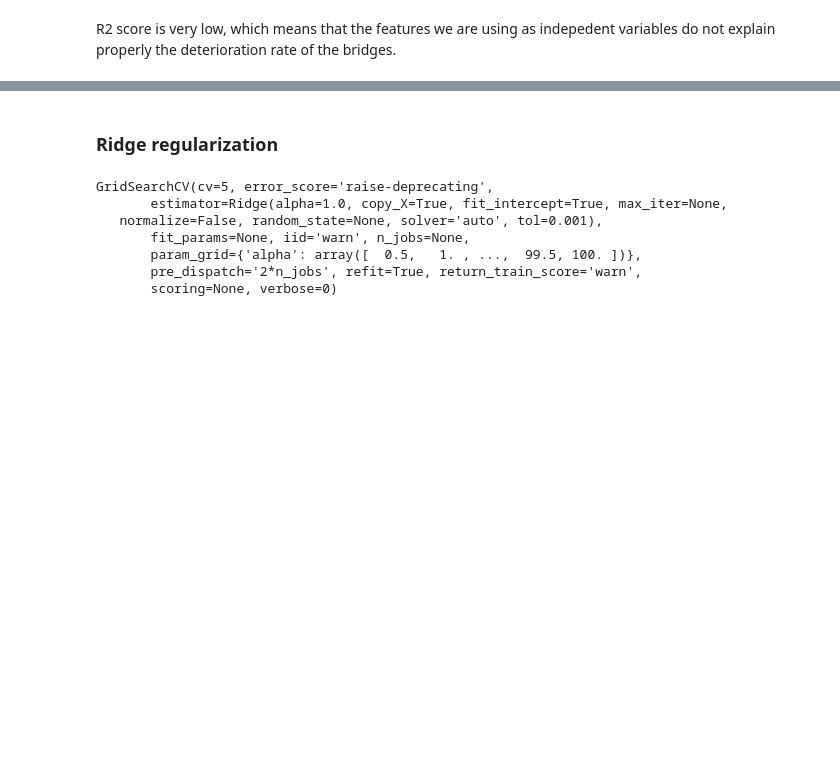
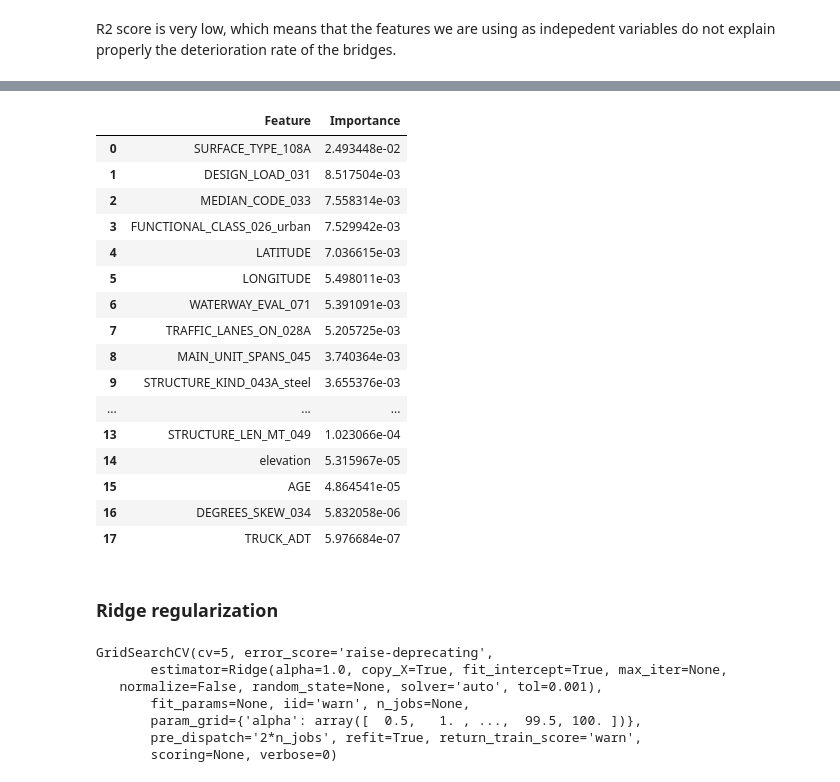
Before and after one commit to VegaLaguna/TFM-Bridge-deterioration, a Jupyter notebook: 04-Model_OHIO.ipynb, the cells around one changed output, grey strips where cells are left out. Saved outputs shown, nothing was run; the diff lists cells and outputs as text; code cells hidden in the pictures; blank space fills up the shorter version.

```diff
--- a/04-Model_OHIO.ipynb
+++ b/04-Model_OHIO.ipynb
@@ -206,3 +201,25 @@ r2_score(y_train,y_train_pred)
+# %%
+# Feature importance
+reg_feature_list = pd.DataFrame(list(zip(X.columns,np.abs(reg.coef_))), columns = ['Feature','Importance'])
+reg_feature_list.sort_values(by='Importance', ascending = False).reset_index(drop=True)
+# %% [output]
+|  | Feature | Importance |
+| 0 | SURFACE_TYPE_108A | 2.493448e-02 |
+| 1 | DESIGN_LOAD_031 | 8.517504e-03 |
+| 2 | MEDIAN_CODE_033 | 7.558314e-03 |
+| 3 | FUNCTIONAL_CLASS_026_urban | 7.529942e-03 |
+| 4 | LATITUDE | 7.036615e-03 |
+| 5 | LONGITUDE | 5.498011e-03 |
+| 6 | WATERWAY_EVAL_071 | 5.391091e-03 |
+| 7 | TRAFFIC_LANES_ON_028A | 5.205725e-03 |
+| 8 | MAIN_UNIT_SPANS_045 | 3.740364e-03 |
+| 9 | STRUCTURE_KIND_043A_steel | 3.655376e-03 |
+| ... | ... | ... |
+| 13 | STRUCTURE_LEN_MT_049 | 1.023066e-04 |
+| 14 | elevation | 5.315967e-05 |
+| 15 | AGE | 4.864541e-05 |
+| 16 | DEGREES_SKEW_034 | 5.832058e-06 |
+| 17 | TRUCK_ADT | 5.976684e-07 |
 # %% [markdown]
 ### Ridge regularization
 # %%
```
Also changed, not shown: parts of 15 cells of this notebook, 3 other files.
